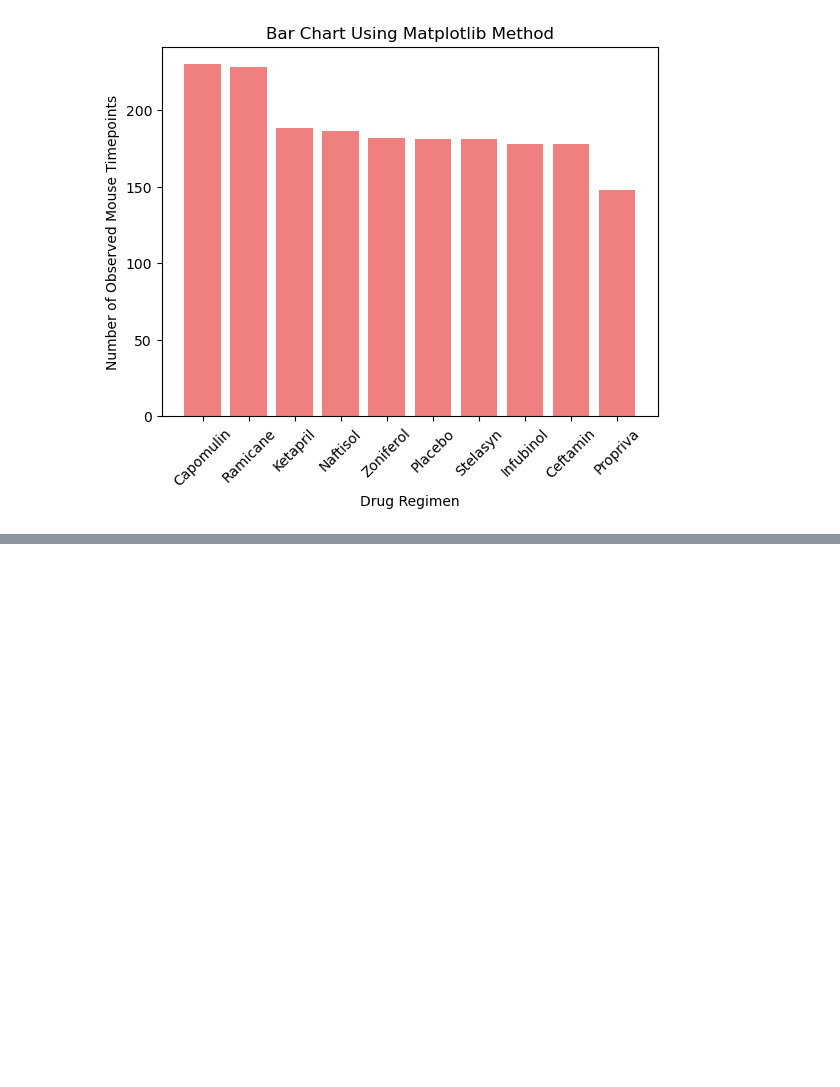
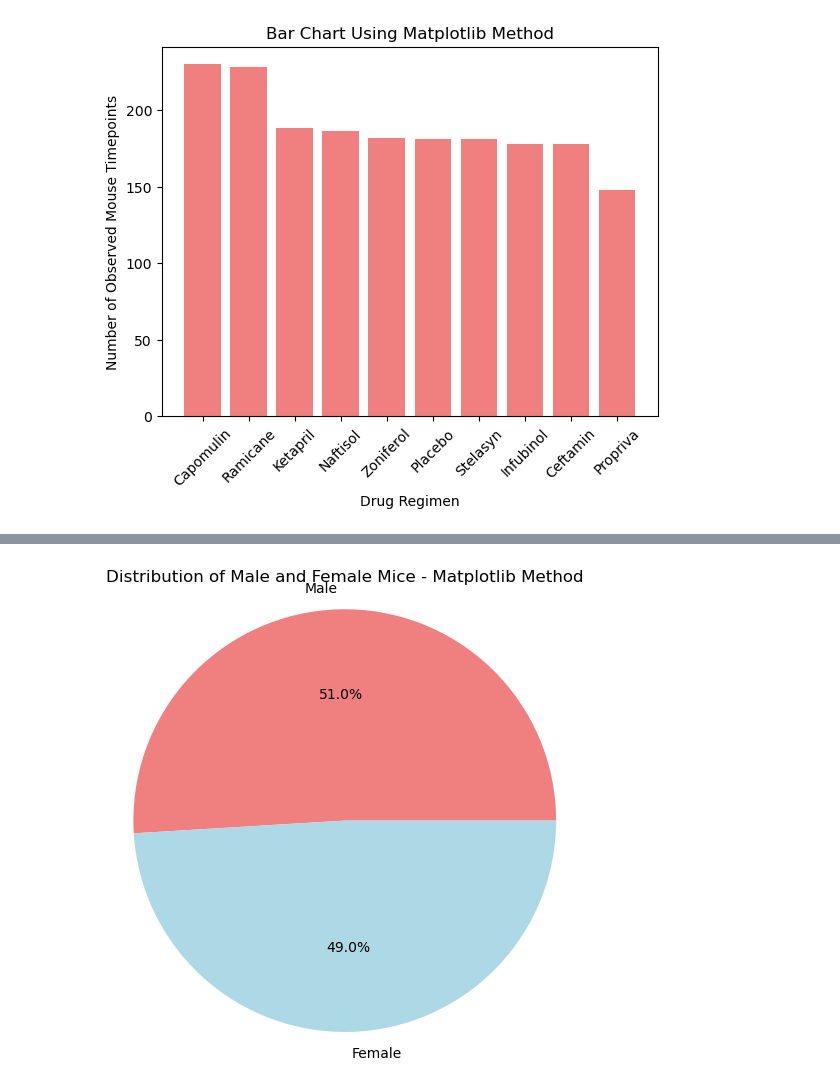
Before and after one commit to jovanecano/pymacueticals-inc---project-5, a Jupyter notebook: Starter_Code/Pymaceuticals/data/pymacueticals project file.ipynb, the cells around one changed output, grey strips where cells are left out. Cells and saved outputs as stored; diff of their text form; code cells hidden in the pictures; blank space fills up the shorter version.

```diff
--- a/Starter_Code/Pymaceuticals/data/pymacueticals project file.ipynb
+++ b/Starter_Code/Pymaceuticals/data/pymacueticals project file.ipynb
@@ -169,0 +170,11 @@ plt.show()
+# %%
+#Generating a pie chart of gender distribution using the matplotlib method
+sex_dist = cleaned_mice["Sex"].value_counts()
+plt.figure(figsize=(6, 6))
+plt.pie(sex_dist, labels=sex_dist.index, autopct="%1.1f%%", colors=["lightcoral", "lightblue"])
+plt.title("Distribution of Male and Female Mice - Matplotlib Method") #title of chart
+plt.axis("equal")
+
+plt.show()
+# %% [output]
+[figure, added]
```
Also changed, not shown: parts of 6 cells of this notebook.
